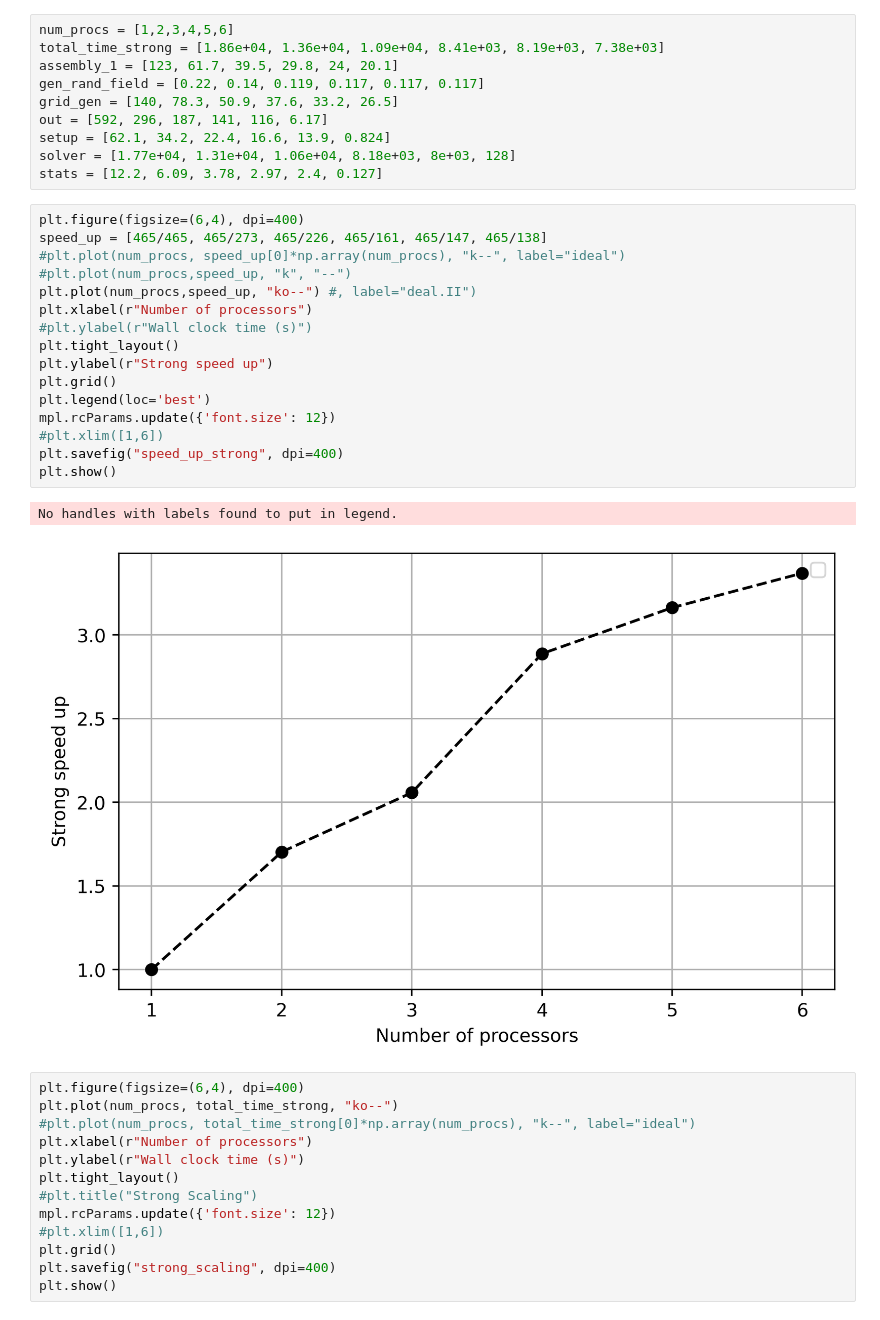
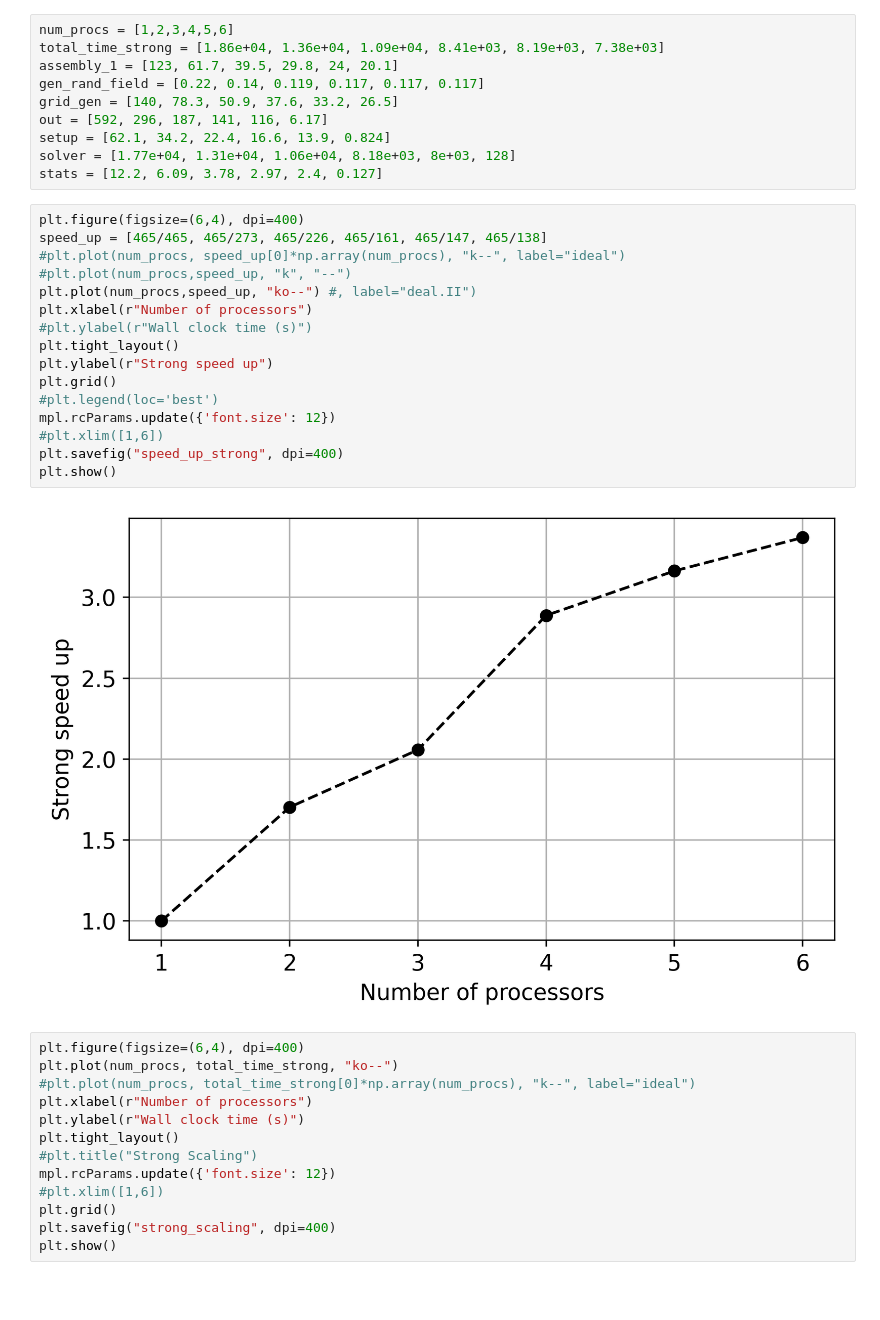
Before and after one commit to gh2546/Project_APMA4302, a Jupyter notebook: src/scaling_fine.ipynb, the cells around one changed output. Drawn from its saved outputs; the diff is of its cells as text; blank space fills up the shorter version.

```diff
--- a/src/scaling_fine.ipynb
+++ b/src/scaling_fine.ipynb
@@ -18,22 +18,21 @@ stats = [12.2, 6.09, 3.78, 2.97, 2.4, 0.127]
 # %%
 plt.figure(figsize=(6,4), dpi=400)
 speed_up = [465/465, 465/273, 465/226, 465/161, 465/147, 465/138]
 #plt.plot(num_procs, speed_up[0]*np.array(num_procs), "k--", label="ideal")
 #plt.plot(num_procs,speed_up, "k", "--")
 plt.plot(num_procs,speed_up, "ko--") #, label="deal.II")
 plt.xlabel(r"Number of processors")
 #plt.ylabel(r"Wall clock time (s)")
 plt.tight_layout()
 plt.ylabel(r"Strong speed up")
 plt.grid()
-plt.legend(loc='best')
+#plt.legend(loc='best')
 mpl.rcParams.update({'font.size': 12})
 #plt.xlim([1,6])
 plt.savefig("speed_up_strong", dpi=400)
 plt.show()
 # %% [output]
-No handles with labels found to put in legend.
-[figure, old version]
+[figure, new version]
 # %%
 plt.figure(figsize=(6,4), dpi=400)
 plt.plot(num_procs, total_time_strong, "ko--")
```
Also changed, not shown: 5 other files.
